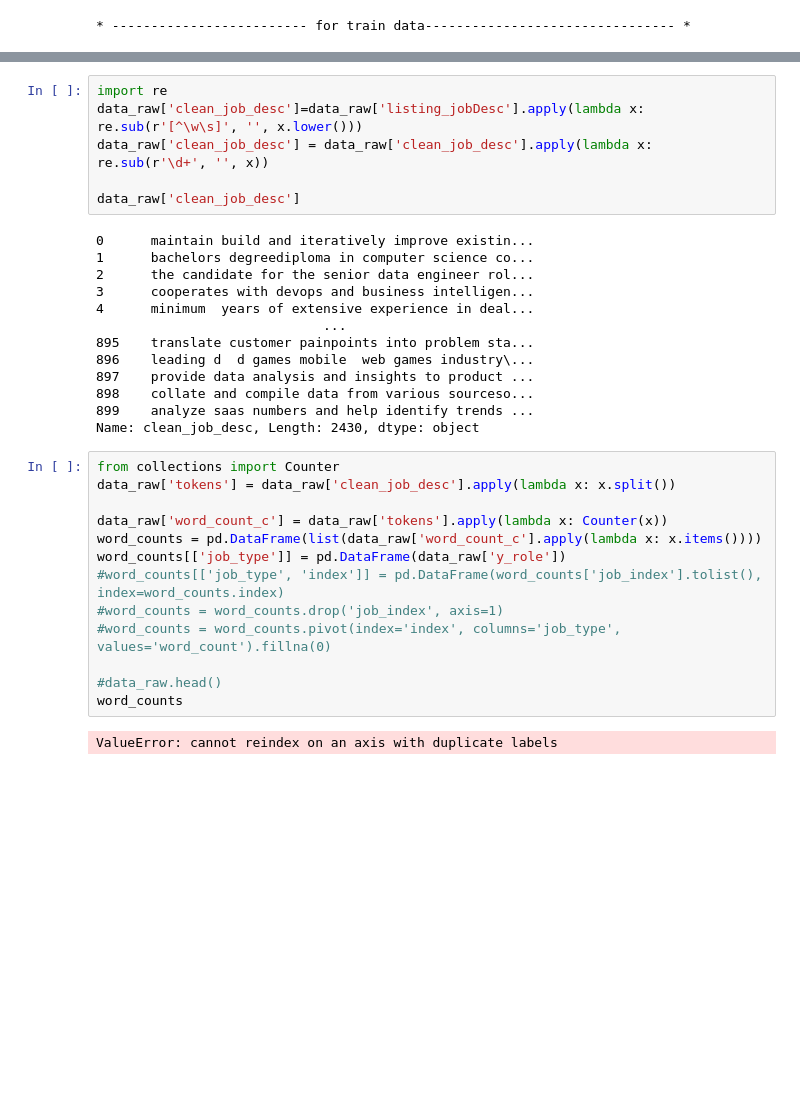
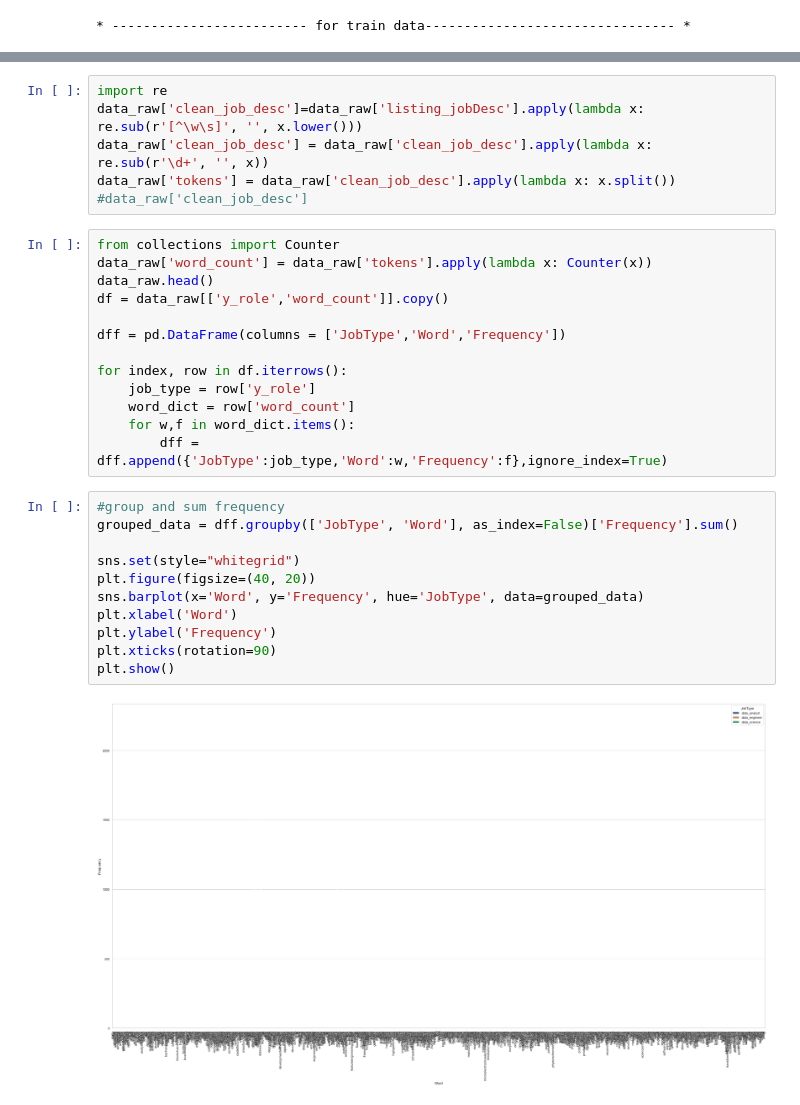
Before and after one commit to ludwigjo/IS4242-Project, a Jupyter notebook: src/checkstats.ipynb, the cells around one changed output, grey strips where cells are left out. Saved outputs shown, nothing was run; the diff lists cells and outputs as text; blank space fills up the shorter version.

```diff
--- a/src/checkstats.ipynb
+++ b/src/checkstats.ipynb
@@ -420,33 +330,31 @@ plt.show()
 import re
 data_raw['clean_job_desc']=data_raw['listing_jobDesc'].apply(lambda x: re.sub(r'[^\w\s]', '', x.lower()))
 data_raw['clean_job_desc'] = data_raw['clean_job_desc'].apply(lambda x: re.sub(r'\d+', '', x))
-
-data_raw['clean_job_desc']
+data_raw['tokens'] = data_raw['clean_job_desc'].apply(lambda x: x.split())
+#data_raw['clean_job_desc']
-# %% [output]
-0      maintain build and iteratively improve existin...
-1      bachelors degreediploma in computer science co...
-2      the candidate for the senior data engineer rol...
-3      cooperates with devops and business intelligen...
-4      minimum  years of extensive experience in deal...
-                             ...
-895    translate customer painpoints into problem sta...
-896    leading d  d games mobile  web games industry\...
-897    provide data analysis and insights to product ...
-898    collate and compile data from various sourceso...
-899    analyze saas numbers and help identify trends ...
-Name: clean_job_desc, Length: 2430, dtype: object
-# %%
-from collections import Counter
-data_raw['tokens'] = data_raw['clean_job_desc'].apply(lambda x: x.split())
-
-data_raw['word_count_c'] = data_raw['tokens'].apply(lambda x: Counter(x))
-word_counts = pd.DataFrame(list(data_raw['word_count_c'].apply(lambda x: x.items())))
-word_counts[['job_type']] = pd.DataFrame(data_raw['y_role'])
-#word_counts[['job_type', 'index']] = pd.DataFrame(word_counts['job_index'].tolist(), index=word_counts.index)
-#word_counts = word_counts.drop('job_index', axis=1)
-#word_counts = word_counts.pivot(index='index', columns='job_type', values='word_count').fillna(0)
-
-#data_raw.head()
-word_counts
-# %% [output]
-ValueError: cannot reindex on an axis with duplicate labels
+# %%
+from collections import Counter
+data_raw['word_count'] = data_raw['tokens'].apply(lambda x: Counter(x))
+data_raw.head()
+df = data_raw[['y_role','word_count']].copy()
+
+dff = pd.DataFrame(columns = ['JobType','Word','Frequency'])
+
+for index, row in df.iterrows():
+    job_type = row['y_role']
+    word_dict = row['word_count']
+    for w,f in word_dict.items():
+        dff = dff.append({'JobType':job_type,'Word':w,'Frequency':f},ignore_index=True)
+# %%
+#group and sum frequency
+grouped_data = dff.groupby(['JobType', 'Word'], as_index=False)['Frequency'].sum()
+
+sns.set(style="whitegrid")
+plt.figure(figsize=(40, 20))
+sns.barplot(x='Word', y='Frequency', hue='JobType', data=grouped_data)
+plt.xlabel('Word')
+plt.ylabel('Frequency')
+plt.xticks(rotation=90)
+plt.show()
+# %% [output]
+[figure, added]
```
Also changed, not shown: parts of 19 cells of this notebook.
